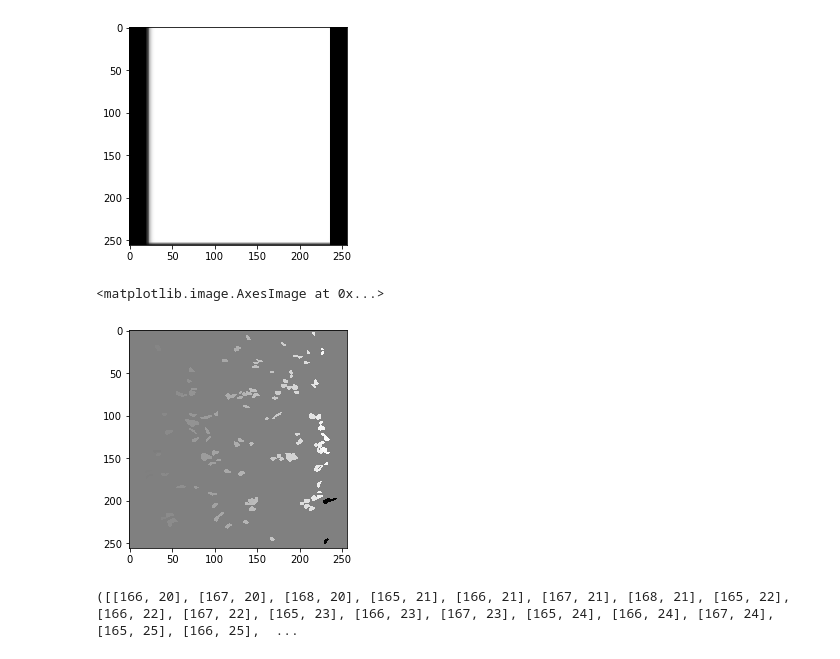
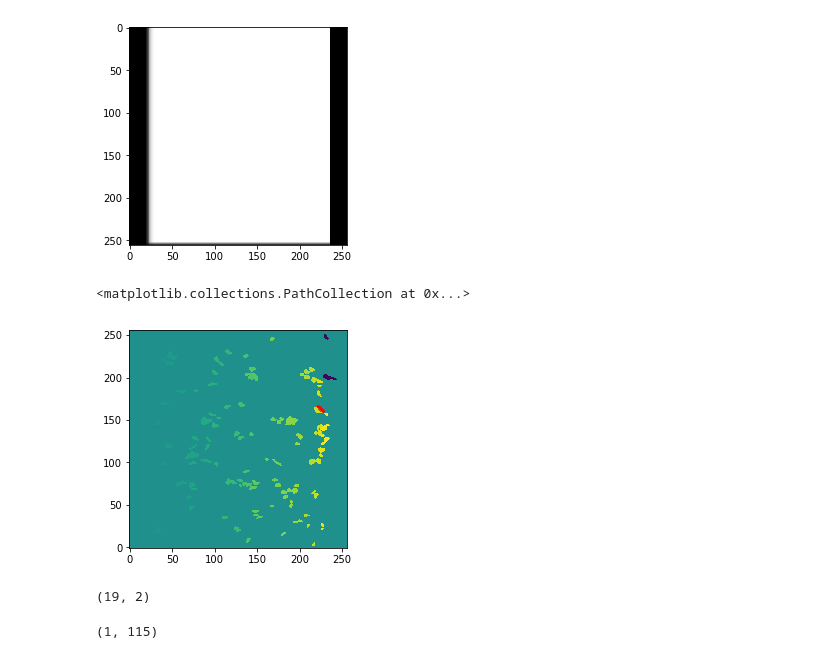
Before and after one commit to ge00rg/LabRotSprekeler, a Jupyter notebook: mat_to_hdf5.ipynb, the cells around one changed output. Drawn from its saved outputs; the diff is of its cells as text; code cells hidden in the pictures.

```diff
--- a/mat_to_hdf5.ipynb
+++ b/mat_to_hdf5.ipynb
@@ -231,12 +258,19 @@ plt.imshow(data['driftMap'], cmap='gray')
 # %% [output]
 <matplotlib.image.AxesImage at 0x...>
 [figure]
-# %%
-plt.imshow(data['roi_stay'], cmap='gray')
-# %% [output]
-<matplotlib.image.AxesImage at 0x...>
-[figure, removed]
+# %%
+plt.imshow(data['roi_stay'], origin='lower')
+plt.scatter(a[:,1], a[:,0], s=1, color='r')
+# %% [output]
+<matplotlib.collections.PathCollection at 0x...>
+[figure, added]
 # %%
-data['dend'][0][0]
+a = data['dend'][0][97][0]
-# %% [output]
-([[166, 20], [167, 20], [168, 20], [165, 21], [166, 21], [167, 21], [168, 21], [165, 22], [166, 22], [167, 22], [165, 23], [166, 23], [167, 23], [165, 24], [166, 24], [167, 24], [165, 25], [166, 25],  ...
+# %%
+a.shape
+# %% [output]
+(19, 2)
+# %%
+data['dend'].shape
+# %% [output]
+(1, 115)
```
Also changed, not shown: parts of 3 cells of this notebook, 1 other file.
